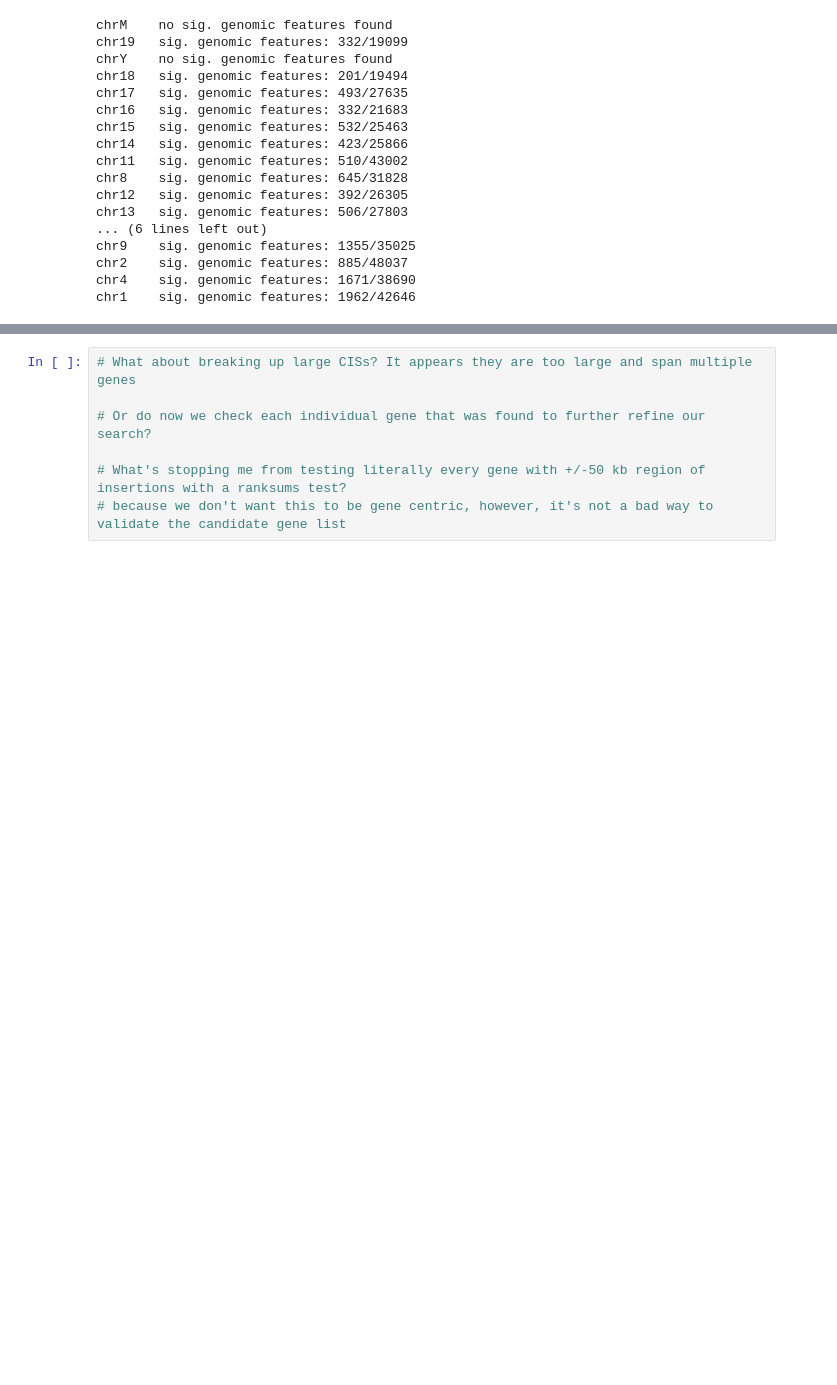
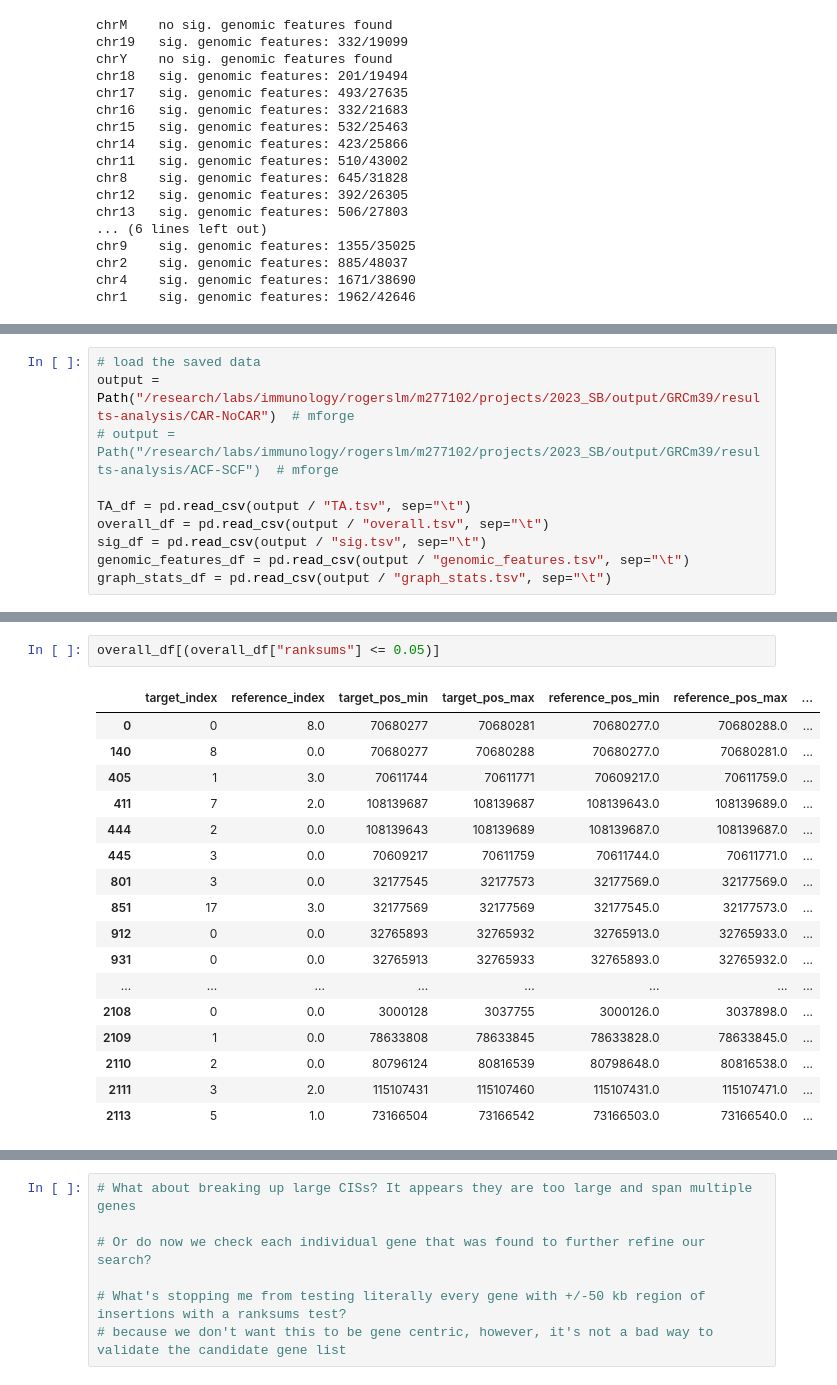
Before and after one commit to RogersLabGroup/NetCIS, a Jupyter notebook: notebooks/networks_analysis.ipynb, the cells around one changed output, grey strips where cells are left out. Drawn from its saved outputs; the diff is of its cells as text; blank space fills up the shorter version.

```diff
--- a/notebooks/networks_analysis.ipynb
+++ b/notebooks/networks_analysis.ipynb
@@ -134,3 +125,13 @@ print(graph_stats_df.duplicated().sum())
 0
 6
 0
+# %%
+# load the saved data
+output = Path("/research/labs/immunology/rogerslm/m277102/projects/2023_SB/output/GRCm39/results-analysis/CAR-NoCAR")  # mforge
+# output = Path("/research/labs/immunology/rogerslm/m277102/projects/2023_SB/output/GRCm39/results-analysis/ACF-SCF")  # mforge
+
+TA_df = pd.read_csv(output / "TA.tsv", sep="\t")
+overall_df = pd.read_csv(output / "overall.tsv", sep="\t")
+sig_df = pd.read_csv(output / "sig.tsv", sep="\t")
+genomic_features_df = pd.read_csv(output / "genomic_features.tsv", sep="\t")
+graph_stats_df = pd.read_csv(output / "graph_stats.tsv", sep="\t")
@@ -137 +152,21 @@ print(graph_stats_df.duplicated().sum())
+# %%
+overall_df[(overall_df["ranksums"] <= 0.05)]
+# %% [output]
+|  | target_index | reference_index | target_pos_min | target_pos_max | reference_pos_min | reference_pos_max | ... |
+| 0 | 0 | 8.0 | 70680277 | 70680281 | 70680277.0 | 70680288.0 | ... |
+| 140 | 8 | 0.0 | 70680277 | 70680288 | 70680277.0 | 70680281.0 | ... |
+| 405 | 1 | 3.0 | 70611744 | 70611771 | 70609217.0 | 70611759.0 | ... |
+| 411 | 7 | 2.0 | 108139687 | 108139687 | 108139643.0 | 108139689.0 | ... |
+| 444 | 2 | 0.0 | 108139643 | 108139689 | 108139687.0 | 108139687.0 | ... |
+| 445 | 3 | 0.0 | 70609217 | 70611759 | 70611744.0 | 70611771.0 | ... |
+| 801 | 3 | 0.0 | 32177545 | 32177573 | 32177569.0 | 32177569.0 | ... |
+| 851 | 17 | 3.0 | 32177569 | 32177569 | 32177545.0 | 32177573.0 | ... |
+| 912 | 0 | 0.0 | 32765893 | 32765932 | 32765913.0 | 32765933.0 | ... |
+| 931 | 0 | 0.0 | 32765913 | 32765933 | 32765893.0 | 32765932.0 | ... |
+| ... | ... | ... | ... | ... | ... | ... | ... |
+| 2108 | 0 | 0.0 | 3000128 | 3037755 | 3000126.0 | 3037898.0 | ... |
+| 2109 | 1 | 0.0 | 78633808 | 78633845 | 78633828.0 | 78633845.0 | ... |
+| 2110 | 2 | 0.0 | 80796124 | 80816539 | 80798648.0 | 80816538.0 | ... |
+| 2111 | 3 | 2.0 | 115107431 | 115107460 | 115107431.0 | 115107471.0 | ... |
+| 2113 | 5 | 1.0 | 73166504 | 73166542 | 73166503.0 | 73166540.0 | ... |
 # %%
```
Also changed, not shown: parts of 8 cells of this notebook, 1 other file.
